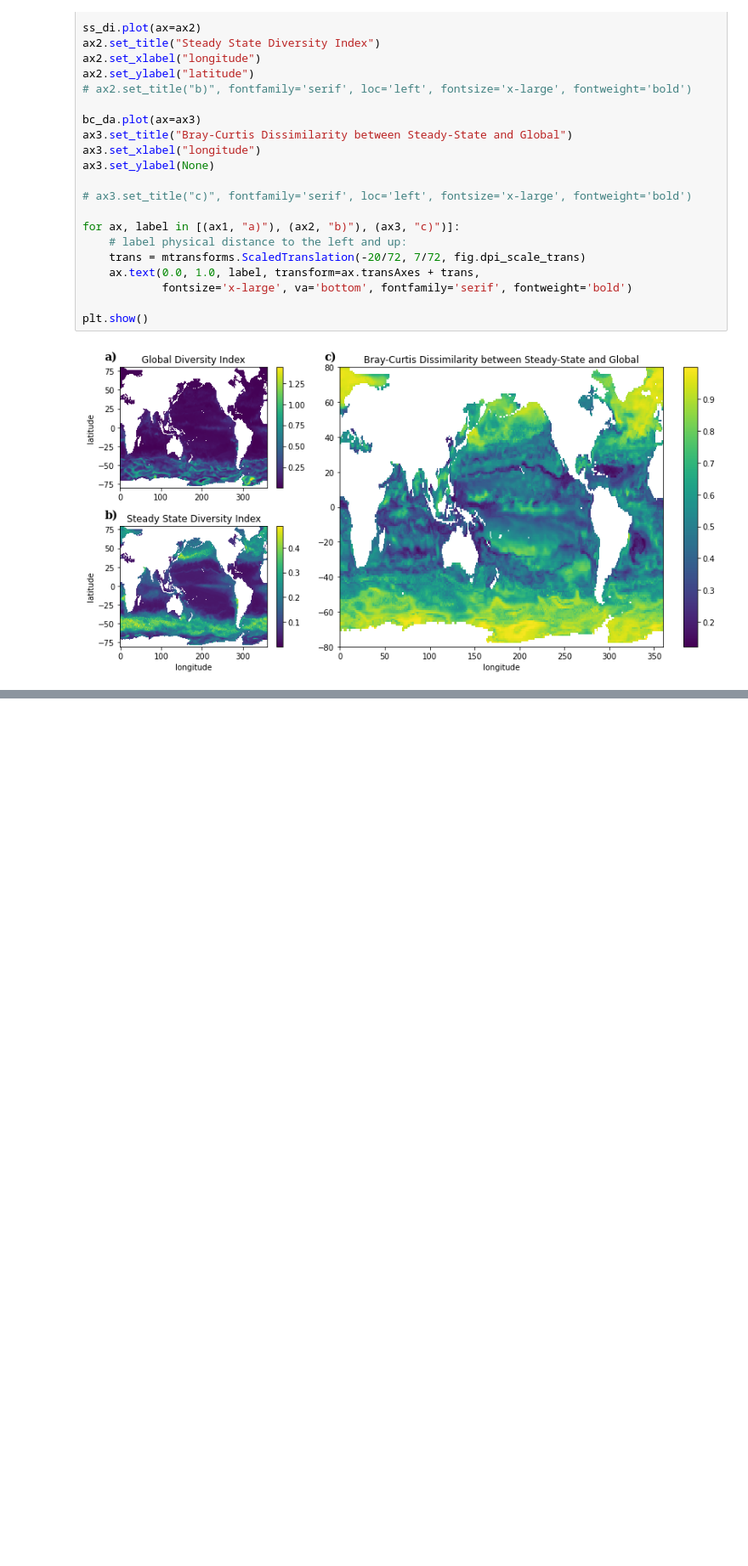
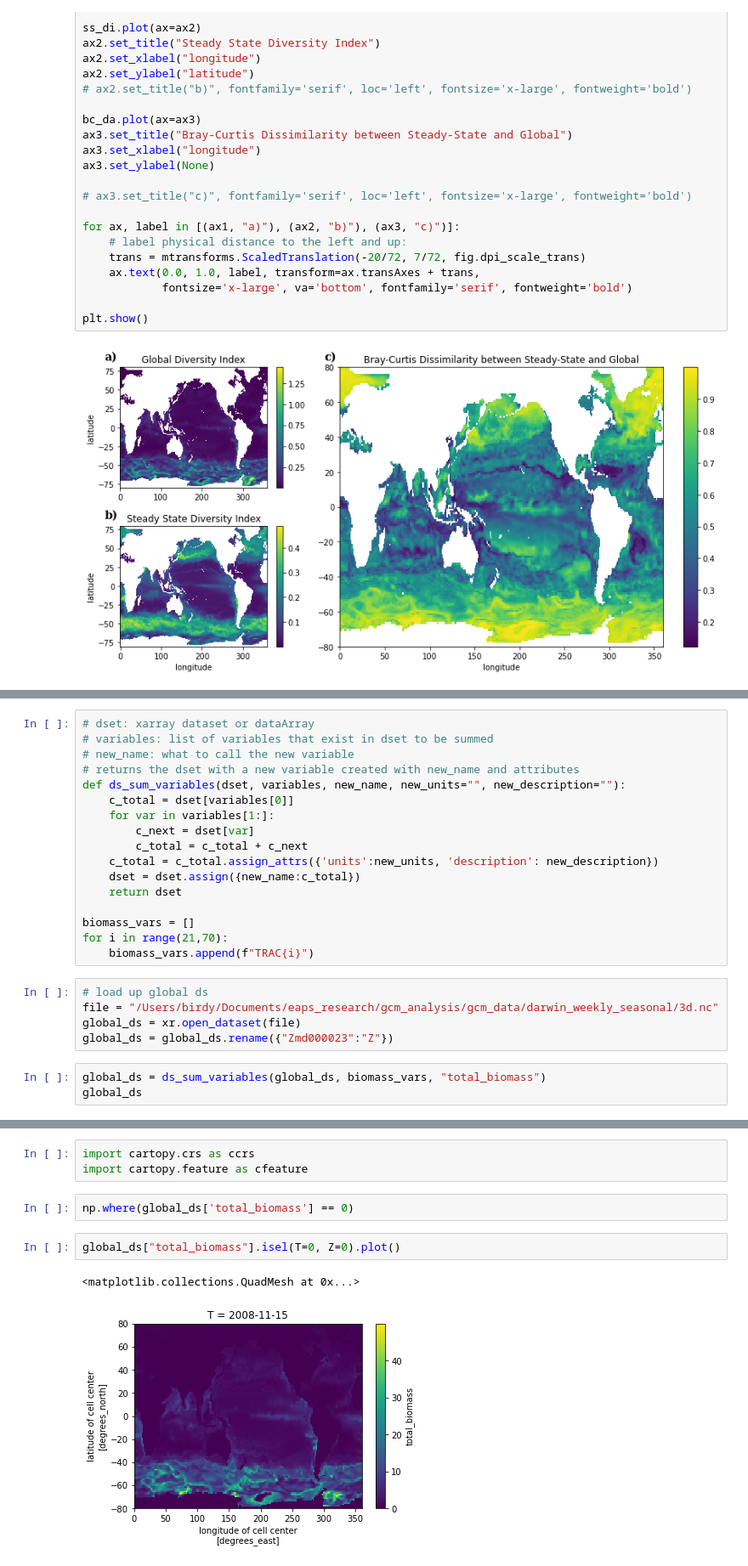
Before and after one commit to barbara42/Dar_One, a Jupyter notebook: ipython_notebooks/Whole World Comparison /Bray Curtis Similarity Figure.ipynb, the cells around one changed output, grey strips where cells are left out. Shown at 85% size. Cells and saved outputs as stored; diff of their text form; blank space fills up the shorter version.

```diff
--- a/ipython_notebooks/Whole World Comparison /Bray Curtis Similarity Figure.ipynb
+++ b/ipython_notebooks/Whole World Comparison /Bray Curtis Similarity Figure.ipynb
@@ -151,0 +164,25 @@ plt.show()
+# %%
+# dset: xarray dataset or dataArray
+# variables: list of variables that exist in dset to be summed
+# new_name: what to call the new variable
+# returns the dset with a new variable created with new_name and attributes
+def ds_sum_variables(dset, variables, new_name, new_units="", new_description=""):
+    c_total = dset[variables[0]]
+    for var in variables[1:]:
+        c_next = dset[var]
+        c_total = c_total + c_next
+    c_total = c_total.assign_attrs({'units':new_units, 'description': new_description})
+    dset = dset.assign({new_name:c_total})
+    return dset
+
+biomass_vars = []
+for i in range(21,70):
+    biomass_vars.append(f"TRAC{i}")
+# %%
+# load up global ds
+file = "/Users/birdy/Documents/eaps_research/gcm_analysis/gcm_data/darwin_weekly_seasonal/3d.nc"
+global_ds = xr.open_dataset(file)
+global_ds = global_ds.rename({"Zmd000023":"Z"})
+# %%
+global_ds = ds_sum_variables(global_ds, biomass_vars, "total_biomass")
+global_ds
@@ -151,0 +207,10 @@ plt.show()
+# %%
+import cartopy.crs as ccrs
+import cartopy.feature as cfeature
+# %%
+np.where(global_ds['total_biomass'] == 0)
+# %%
+global_ds["total_biomass"].isel(T=0, Z=0).plot()
+# %% [output]
+<matplotlib.collections.QuadMesh at 0x...>
+[figure, added]
```
Also changed, not shown: parts of 10 cells of this notebook, 1 other file.
